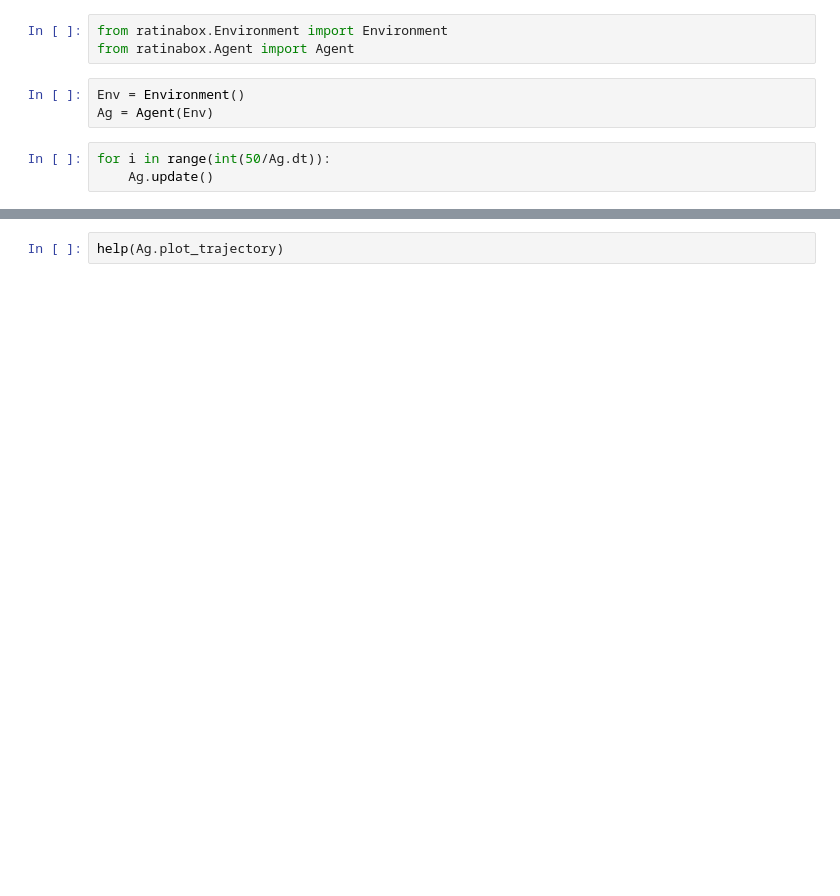
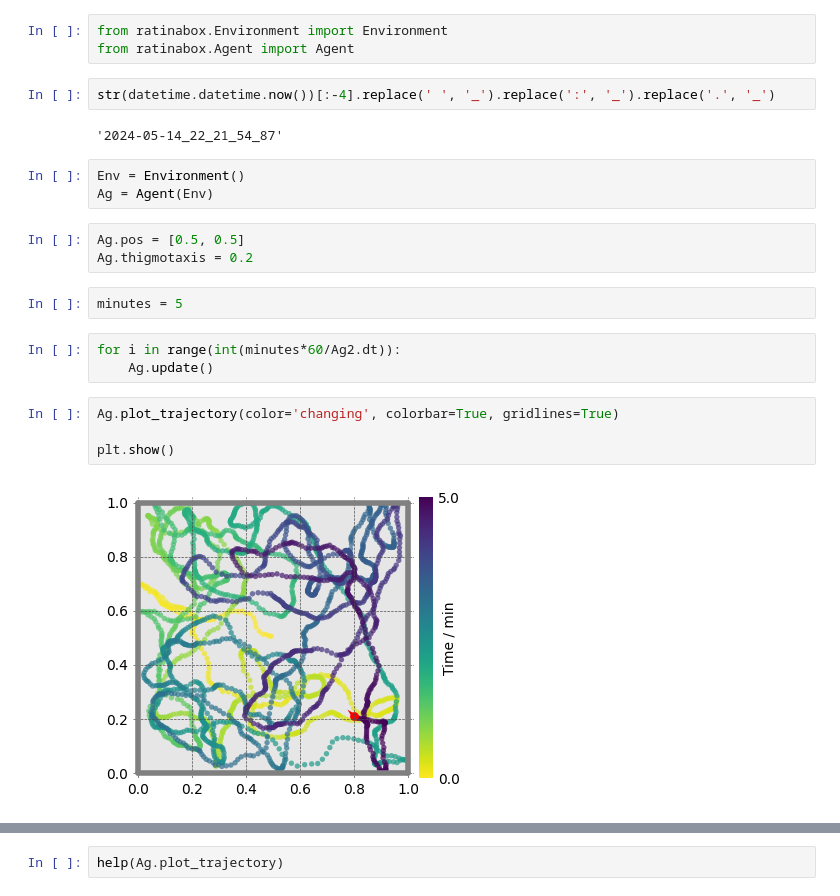
Before and after one commit to mgteus/neuro, a Jupyter notebook: ratinabox_test.ipynb, the cells around one changed output, grey strips where cells are left out. Cells and saved outputs as stored; diff of their text form; blank space fills up the shorter version.

```diff
--- a/ratinabox_test.ipynb
+++ b/ratinabox_test.ipynb
@@ -6,12 +7,27 @@ import matplotlib.pyplot as plt
 # %%
 from ratinabox.Environment import Environment
 from ratinabox.Agent import Agent
+# %%
+str(datetime.datetime.now())[:-4].replace(' ', '_').replace(':', '_').replace('.', '_')
+# %% [output]
+'2024-05-14_22_21_54_87'
 # %%
 Env = Environment()
 Ag = Agent(Env)
+# %%
+Ag.pos = [0.5, 0.5]
+Ag.thigmotaxis = 0.2
+# %%
+minutes = 5
 # %%
-for i in range(int(50/Ag.dt)):
+for i in range(int(minutes*60/Ag2.dt)):
     Ag.update()
+# %%
+Ag.plot_trajectory(color='changing', colorbar=True, gridlines=True)
+
+plt.show()
+# %% [output]
+[figure, added]
 # %%
 df = pd.DataFrame(Ag.history)
 df.head()
```
Also changed, not shown: parts of 6 cells of this notebook, 6 other files.
